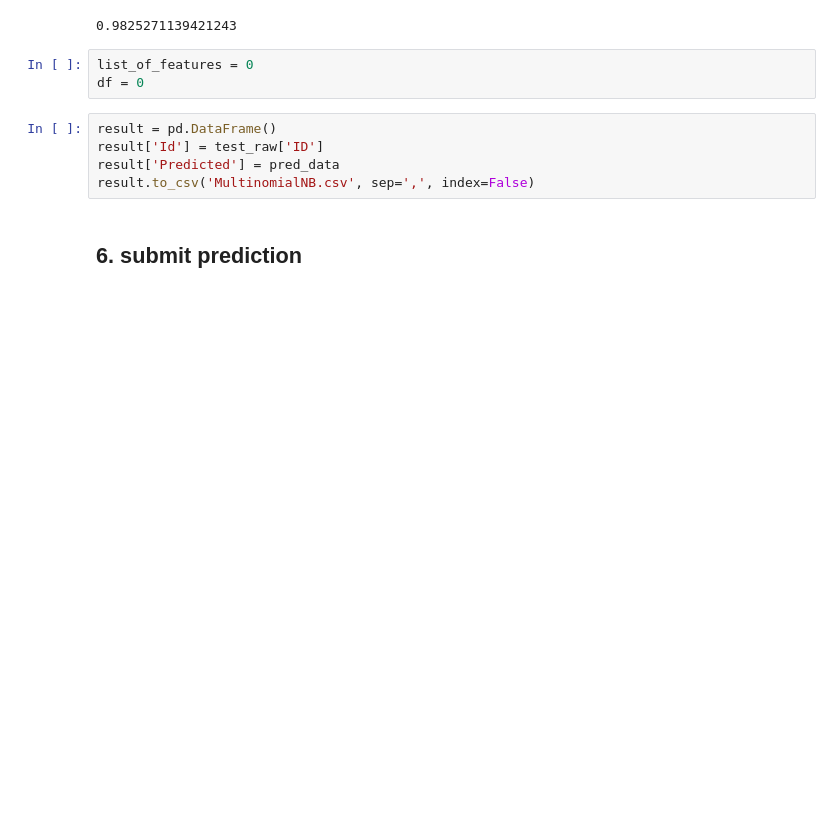
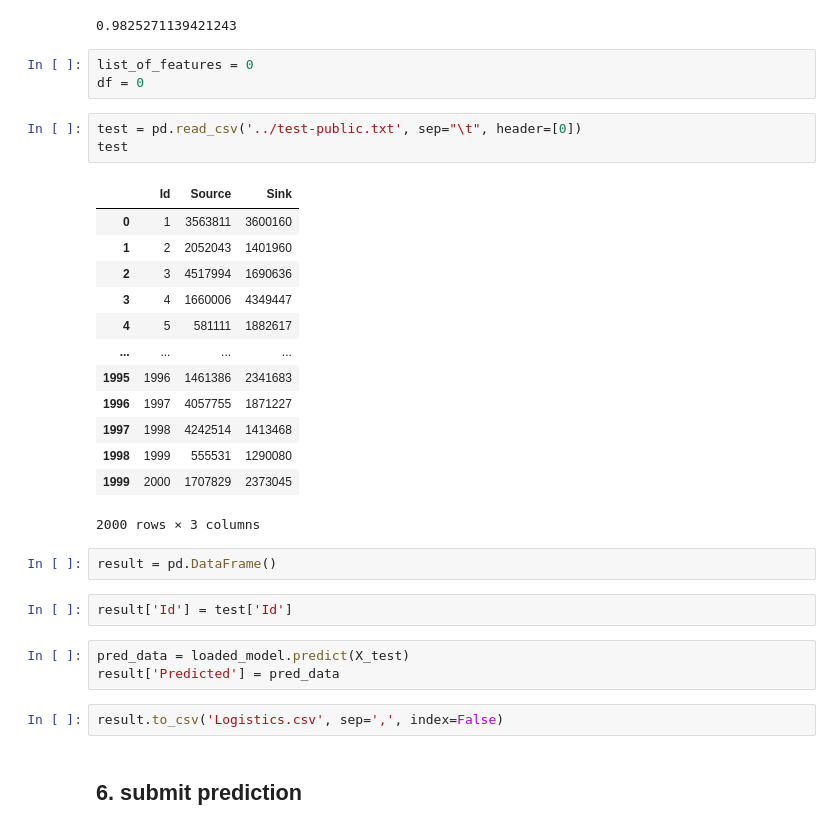
Before and after one commit to karunmatthew/SML_Proj1, a Jupyter notebook: harry/SML_proj1_harry.ipynb, the cells around one changed output. Drawn from its saved outputs; the diff is of its cells as text; blank space fills up the shorter version.

Commit message:
move model into harry folder

```diff
--- a/harry/SML_proj1_harry.ipynb
+++ b/harry/SML_proj1_harry.ipynb
@@ -236,10 +236,31 @@ print(result)
 # %%
 list_of_features = 0
 df = 0
+# %%
+test = pd.read_csv('../test-public.txt', sep="\t", header=[0])
+test
+# %% [output]
+|  | Id | Source | Sink |
+| 0 | 1 | 3563811 | 3600160 |
+| 1 | 2 | 2052043 | 1401960 |
+| 2 | 3 | 4517994 | 1690636 |
+| 3 | 4 | 1660006 | 4349447 |
+| 4 | 5 | 581111 | 1882617 |
+| ... | ... | ... | ... |
+| 1995 | 1996 | 1461386 | 2341683 |
+| 1996 | 1997 | 4057755 | 1871227 |
+| 1997 | 1998 | 4242514 | 1413468 |
+| 1998 | 1999 | 555531 | 1290080 |
+| 1999 | 2000 | 1707829 | 2373045 |
+2000 rows × 3 columns
+# %%
+result = pd.DataFrame()
+# %%
+result['Id'] = test['Id']
+# %%
+pred_data = loaded_model.predict(X_test)
+result['Predicted'] = pred_data
 # %%
-result = pd.DataFrame()
-result['Id'] = test_raw['ID']
-result['Predicted'] = pred_data
-result.to_csv('MultinomialNB.csv', sep=',', index=False)
+result.to_csv('Logistics.csv', sep=',', index=False)
 # %% [markdown]
 ## 6. submit prediction
```
Also changed, not shown: parts of 1 cell of this notebook, 1 other file.
